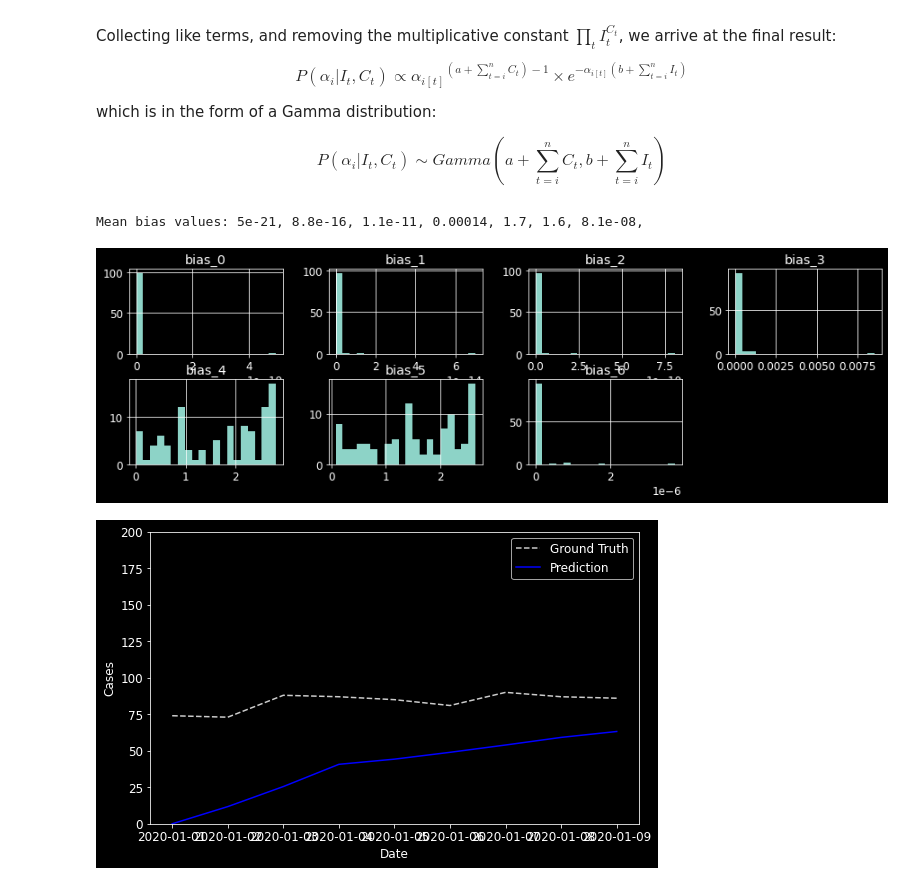
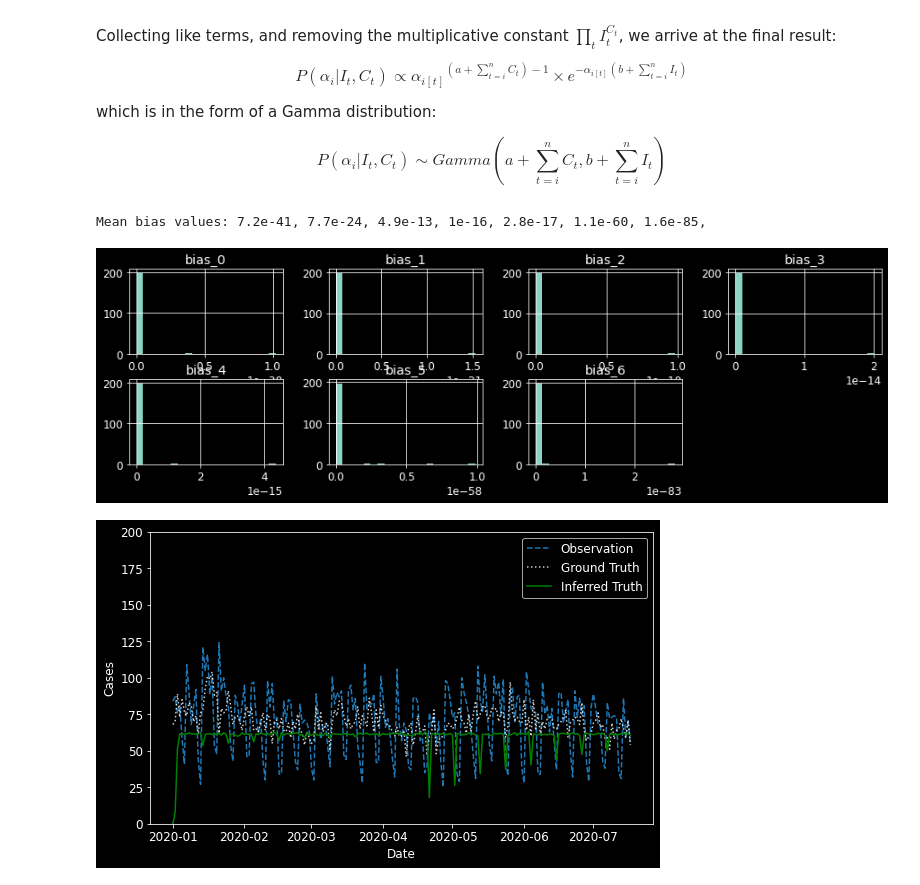
Before and after one commit to KCGallagher/periodic-sampling, a Jupyter notebook: periodic_sampling/fixed_bias_sampler.ipynb, the cells around one changed output. Saved outputs shown, nothing was run; the diff lists cells and outputs as text; code cells hidden in the pictures.

Commit message:
Longer time period inference (#13)

```diff
--- a/periodic_sampling/fixed_bias_sampler.ipynb
+++ b/periodic_sampling/fixed_bias_sampler.ipynb
@@ -188,7 +188,7 @@ for i in range(7):  # Weekday bias parameters
     params[("bias_" + str(i))] = bias_parameter(1, index=i)
 
 sampler = MixedSampler(params=params)
-output = sampler.sampling_routine(step_num=100)
+output = sampler.sampling_routine(step_num=200)
 
 # still having issues with initial condition - means data is much lower than truth.
 # %%
@@ -198,24 +198,24 @@ for i in range(7):
     bias  = 'bias_' + str(i)
     print(f"{np.mean(output[bias]):.2g}", end = ', ',)
 # %% [output]
-Mean bias values: 5e-21, 8.8e-16, 1.1e-11, 0.00014, 1.7, 1.6, 8.1e-08,
+Mean bias values: 7.2e-41, 7.7e-24, 4.9e-13, 1e-16, 2.8e-17, 1.1e-60, 1.6e-85,
-[figure, old version]
+[figure, new version]
 # %%
 data_keys = [k for k in sorted(params.keys()) if k.startswith('truth_')]
 predicted_truth = []
 for key in data_keys:
     predicted_truth.append(np.mean(output[key]))
 
 # Plot bias in data
 fig, axs = plt.subplots(1, figsize=(8,5))
 
-
-truth_df.plot(x='Date', y='Confirmed', ax=axs, color='white', label = 'Ground Truth', alpha=0.8, linestyle = 'dashed')
-axs.plot(truth_df['Date'], predicted_truth, color='blue', label = 'Prediction')
+bias_df.plot(x='Date', y='Confirmed', ax=axs, color='tab:blue', label = 'Observation', linestyle = 'dashed')
+truth_df.plot(x='Date', y='Confirmed', ax=axs, color='white', label = 'Ground Truth', alpha=0.8, linestyle = 'dotted')
+axs.plot(truth_df['Date'], predicted_truth, color='green', label = 'Inferred Truth')
 # fig.patch.set_facecolor('white')  # Overrides VSCode dark mode default
 plt.xlabel("Date"); plt.ylabel("Cases")
 plt.legend(); plt.ylim(0, 200); plt.tight_layout()
-# plt.savefig("../../images/synthetic_inference/"
-#             + f"biased_output_T_{time_steps}_N0_{N_0}.png")
+plt.savefig("../images/synthetic_inference/"
+            + f"biased_reconstruction_T_{time_steps}_N0_{N_0}.png")
 # %% [output]
-[figure, old version]
+[figure, new version]
```
Also changed, not shown: parts of 2 cells of this notebook, 1 other file.
